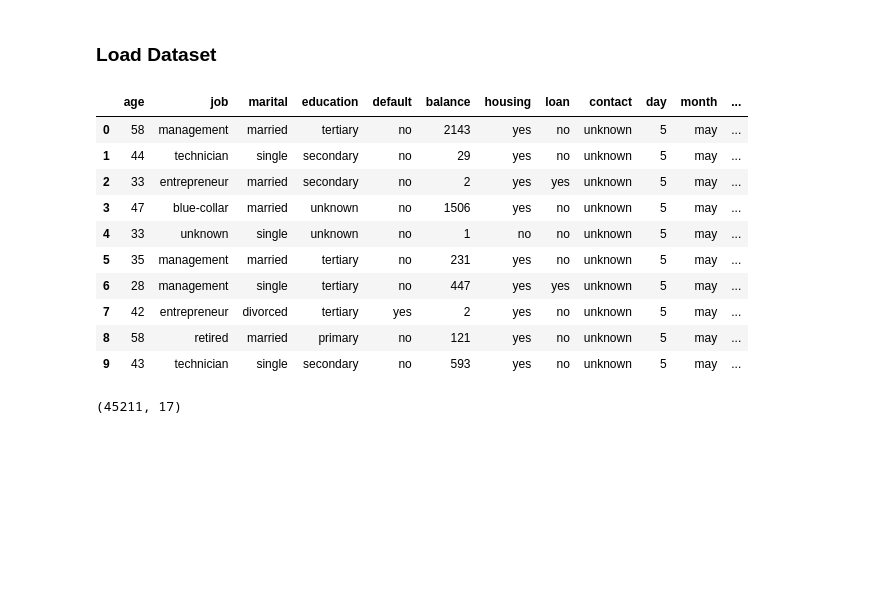
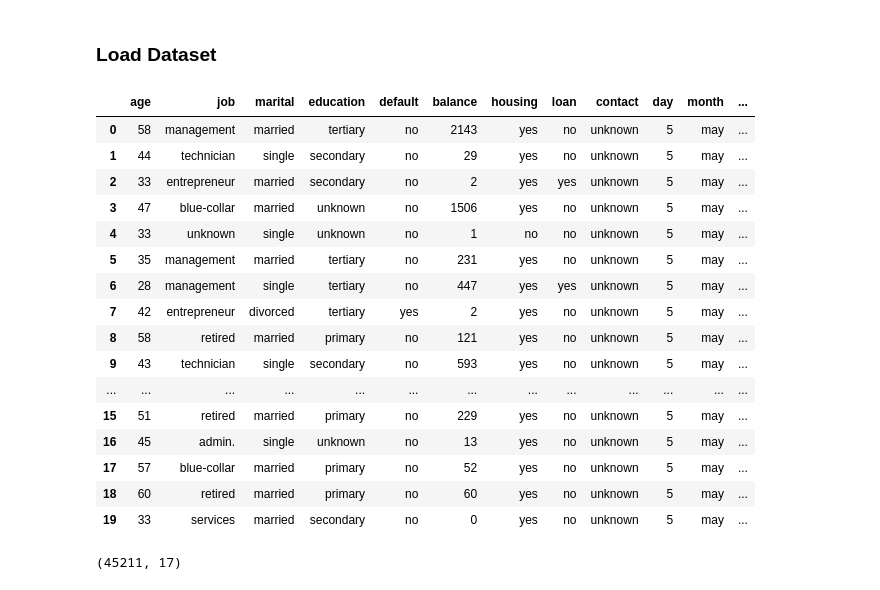
Before and after one commit to GreatLearningAIML1/gl-pgp-aiml-uta-intl-mar20-olabodejames, a Jupyter notebook: Ensemble Learning - Project/Ensemble Learning Project - Olabode James - Solution.ipynb, the cells around one changed output. Saved outputs shown, nothing was run; the diff lists cells and outputs as text; code cells hidden in the pictures; blank space fills up the shorter version.

```diff
--- a/Ensemble Learning - Project/Ensemble Learning Project - Olabode James - Solution.ipynb
+++ b/Ensemble Learning - Project/Ensemble Learning Project - Olabode James - Solution.ipynb
@@ -26,19 +49,25 @@ from os import system
 ### Load Dataset
 # %%
 bankData = pd.read_csv("bank-full.csv")
-bankData.head(10)
+bankData.head(20)
 # %% [output]
 |  | age | job | marital | education | default | balance | housing | loan | contact | day | month | ... |
 | 0 | 58 | management | married | tertiary | no | 2143 | yes | no | unknown | 5 | may | ... |
 | 1 | 44 | technician | single | secondary | no | 29 | yes | no | unknown | 5 | may | ... |
 | 2 | 33 | entrepreneur | married | secondary | no | 2 | yes | yes | unknown | 5 | may | ... |
 | 3 | 47 | blue-collar | married | unknown | no | 1506 | yes | no | unknown | 5 | may | ... |
 | 4 | 33 | unknown | single | unknown | no | 1 | no | no | unknown | 5 | may | ... |
 | 5 | 35 | management | married | tertiary | no | 231 | yes | no | unknown | 5 | may | ... |
 | 6 | 28 | management | single | tertiary | no | 447 | yes | yes | unknown | 5 | may | ... |
 | 7 | 42 | entrepreneur | divorced | tertiary | yes | 2 | yes | no | unknown | 5 | may | ... |
 | 8 | 58 | retired | married | primary | no | 121 | yes | no | unknown | 5 | may | ... |
 | 9 | 43 | technician | single | secondary | no | 593 | yes | no | unknown | 5 | may | ... |
+| ... | ... | ... | ... | ... | ... | ... | ... | ... | ... | ... | ... | ... |
+| 15 | 51 | retired | married | primary | no | 229 | yes | no | unknown | 5 | may | ... |
+| 16 | 45 | admin. | single | unknown | no | 13 | yes | no | unknown | 5 | may | ... |
+| 17 | 57 | blue-collar | married | primary | no | 52 | yes | no | unknown | 5 | may | ... |
+| 18 | 60 | retired | married | primary | no | 60 | yes | no | unknown | 5 | may | ... |
+| 19 | 33 | services | married | secondary | no | 0 | yes | no | unknown | 5 | may | ... |
 # %%
 bankData.shape
 # %% [output]
```
Also changed, not shown: parts of 164 cells of this notebook, 2 other files.
